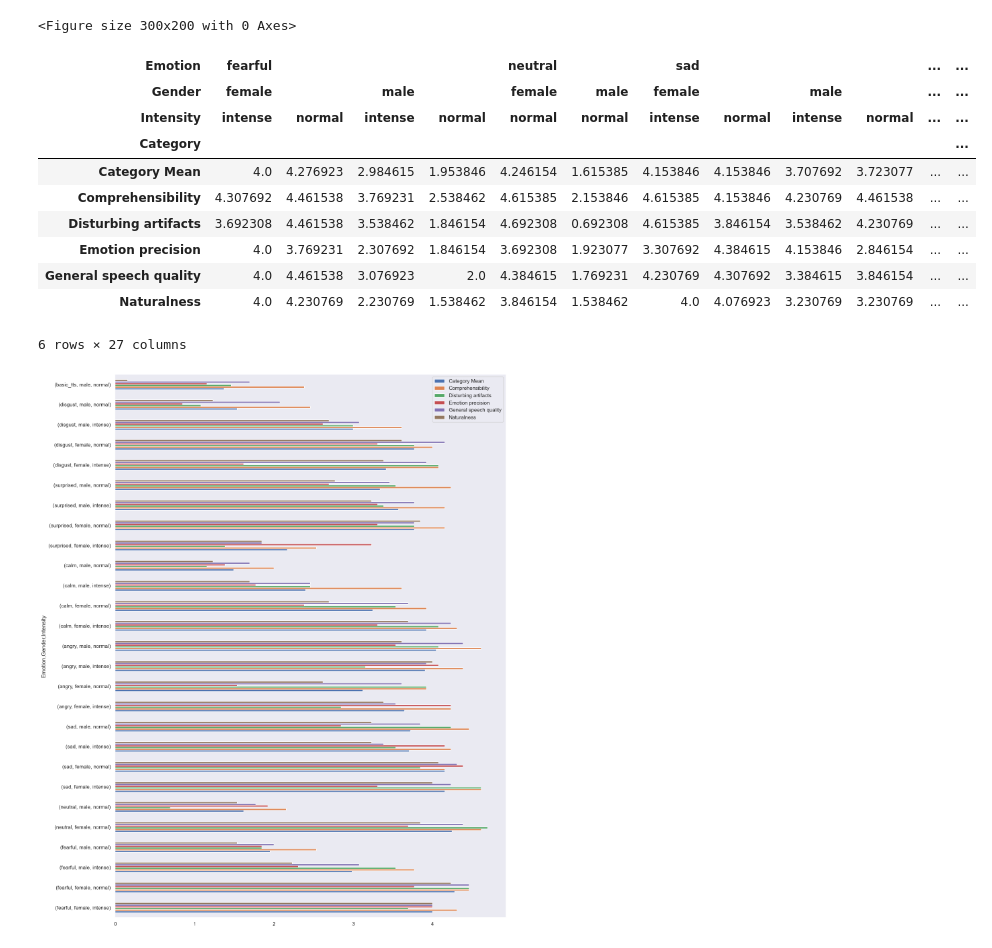
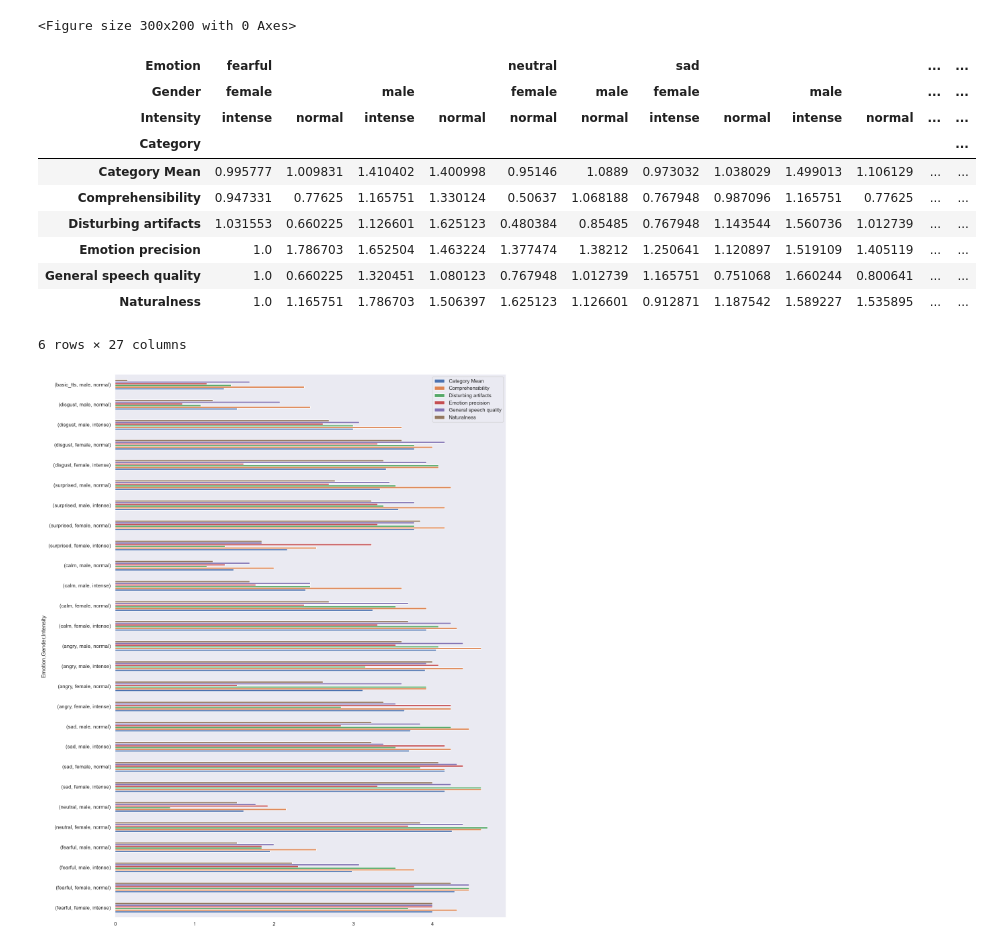
Before and after one commit to LeanderVonSeelstrang/TTS, a Jupyter notebook: survey/make_plots.ipynb, the cells around one changed output. Cells and saved outputs as stored; diff of their text form; code cells hidden in the pictures.

```diff
--- a/survey/make_plots.ipynb
+++ b/survey/make_plots.ipynb
@@ -391,24 +430,28 @@ categories = result_df.columns.get_level_values('Category').unique()
 
 # Create a list of tuples for each category with 'Mean'
 values = [(category, 'Mean') for category in categories]
+errors = [(category, 'Std Dev') for category in categories]
 
 # Create the pivot table
 mean_pivot_df = result_df.pivot_table(values=values, index=['Emotion', 'Gender', 'Intensity']).reindex(order, level='Emotion')
+err_pivot_df = result_df.pivot_table(values=errors, index=['Emotion', 'Gender', 'Intensity']).reindex(order, level='Emotion')
 # %%
 # Remove the 'Mean' level from the columns
 mean_pivot_df.columns = mean_pivot_df.columns.droplevel(1)
+err_pivot_df.columns = err_pivot_df.columns.droplevel(1)
 
 mean_pivot_df.transpose()
+err_pivot_df.transpose()
 # %% [output]
 | Emotion | fearful |  |  |  | neutral |  | sad |  |  |  | ... | ... |
 | Gender | female |  | male |  | female | male | female |  | male |  | ... | ... |
 | Intensity | intense | normal | intense | normal | normal | normal | intense | normal | intense | normal | ... | ... |
 | Category |  |  |  |  |  |  |  |  |  |  |  | ... |
-| Category Mean | 4.0 | 4.276923 | 2.984615 | 1.953846 | 4.246154 | 1.615385 | 4.153846 | 4.153846 | 3.707692 | 3.723077 | ... | ... |
-| Comprehensibility | 4.307692 | 4.461538 | 3.769231 | 2.538462 | 4.615385 | 2.153846 | 4.615385 | 4.153846 | 4.230769 | 4.461538 | ... | ... |
-| Disturbing artifacts | 3.692308 | 4.461538 | 3.538462 | 1.846154 | 4.692308 | 0.692308 | 4.615385 | 3.846154 | 3.538462 | 4.230769 | ... | ... |
-| Emotion precision | 4.0 | 3.769231 | 2.307692 | 1.846154 | 3.692308 | 1.923077 | 3.307692 | 4.384615 | 4.153846 | 2.846154 | ... | ... |
-| General speech quality | 4.0 | 4.461538 | 3.076923 | 2.0 | 4.384615 | 1.769231 | 4.230769 | 4.307692 | 3.384615 | 3.846154 | ... | ... |
-| Naturalness | 4.0 | 4.230769 | 2.230769 | 1.538462 | 3.846154 | 1.538462 | 4.0 | 4.076923 | 3.230769 | 3.230769 | ... | ... |
+| Category Mean | 0.995777 | 1.009831 | 1.410402 | 1.400998 | 0.95146 | 1.0889 | 0.973032 | 1.038029 | 1.499013 | 1.106129 | ... | ... |
+| Comprehensibility | 0.947331 | 0.77625 | 1.165751 | 1.330124 | 0.50637 | 1.068188 | 0.767948 | 0.987096 | 1.165751 | 0.77625 | ... | ... |
+| Disturbing artifacts | 1.031553 | 0.660225 | 1.126601 | 1.625123 | 0.480384 | 0.85485 | 0.767948 | 1.143544 | 1.560736 | 1.012739 | ... | ... |
+| Emotion precision | 1.0 | 1.786703 | 1.652504 | 1.463224 | 1.377474 | 1.38212 | 1.250641 | 1.120897 | 1.519109 | 1.405119 | ... | ... |
+| General speech quality | 1.0 | 0.660225 | 1.320451 | 1.080123 | 0.767948 | 1.012739 | 1.165751 | 0.751068 | 1.660244 | 0.800641 | ... | ... |
+| Naturalness | 1.0 | 1.165751 | 1.786703 | 1.506397 | 1.625123 | 1.126601 | 0.912871 | 1.187542 | 1.589227 | 1.535895 | ... | ... |
 6 rows × 27 columns
 # %%
```
Also changed, not shown: parts of 6 cells of this notebook, 16 other files.
